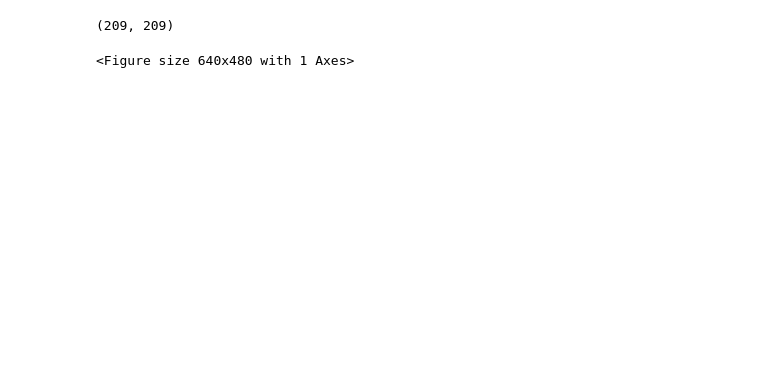
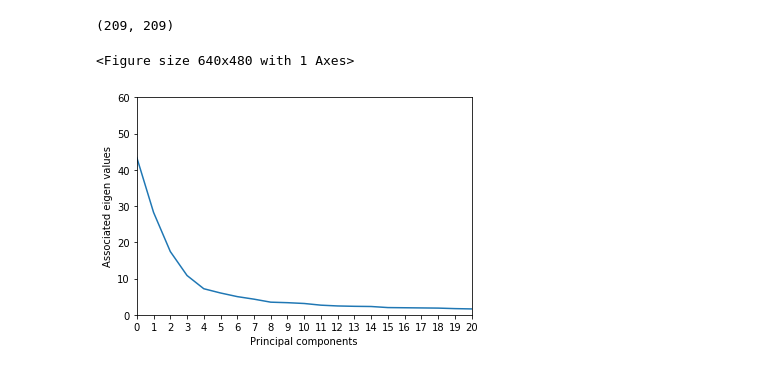
Before and after one commit to scleeza/PCA-and-HotellingT, a Jupyter notebook: 614project.ipynb, the cells around one changed output. Drawn from its saved outputs; the diff is of its cells as text; code cells hidden in the pictures; blank space fills up the shorter version.

```diff
--- a/614project.ipynb
+++ b/614project.ipynb
@@ -44,4 +45,15 @@ plt.legend(loc='best')
 plt.show()
 # %% [output]
 <Figure size 640x480 with 1 Axes>
+# %%
+#Scree plot
+plt.plot(range(len(eigen_vals)),sorted(eigen_vals,reverse=True))
+plt.xlim(0,20)
+plt.ylim(0,60)
+plt.xticks(np.linspace(0,20,21))
+plt.ylabel('Associated eigen values')
+plt.xlabel('Principal components')
+plt.show()
+# %% [output]
+[figure, added]
 # %%
```
Also changed, not shown: parts of 24 cells of this notebook.
